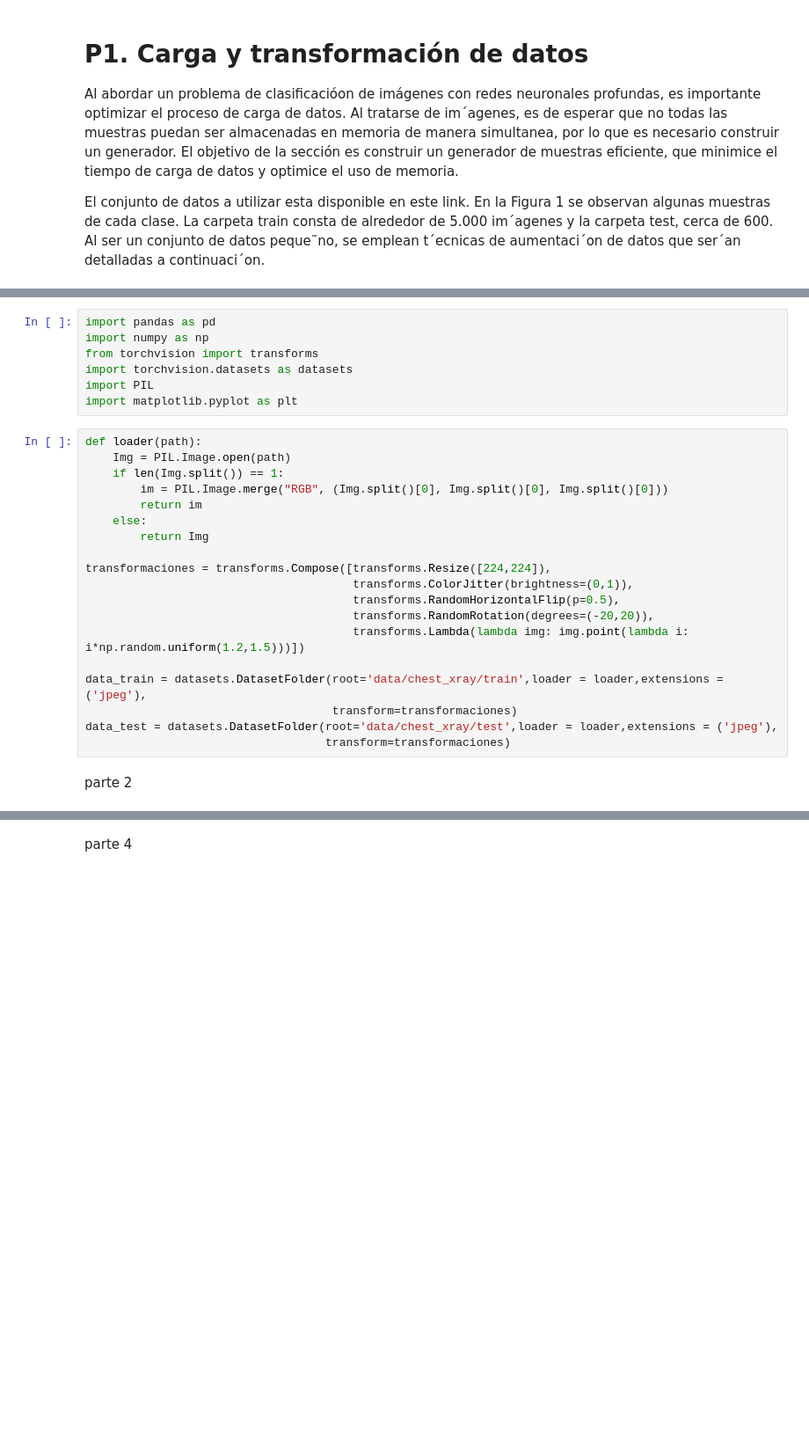
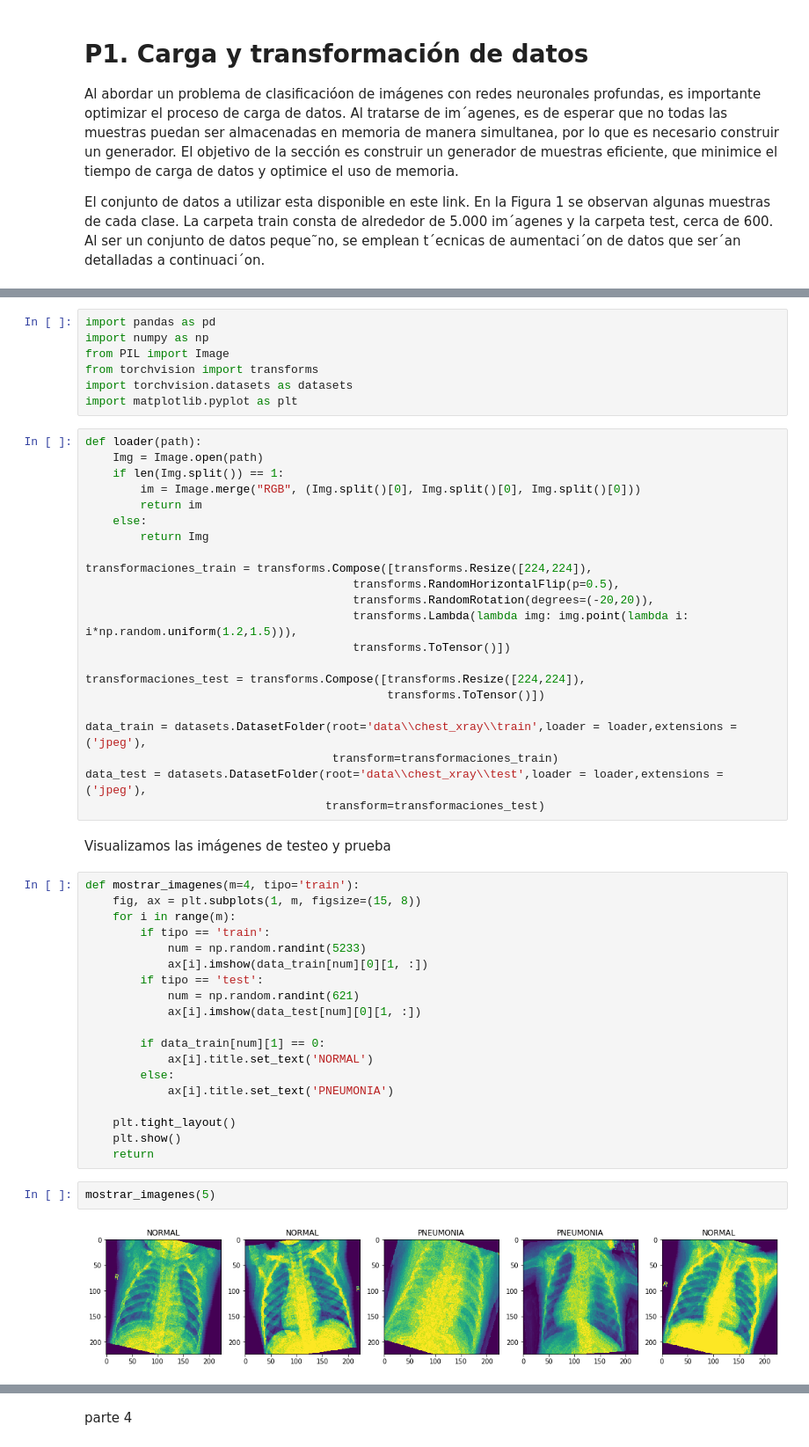
Before and after one commit to chapax123/Tarea-2-Lab-de-datos, a Jupyter notebook: Tarea_2.ipynb, the cells around one changed output, grey strips where cells are left out. Shown: that part at 88% size. Saved outputs shown, nothing was run; the diff lists cells and outputs as text; blank space fills up the shorter version.

```diff
--- a/Tarea_2.ipynb
+++ b/Tarea_2.ipynb
@@ -25,28 +26,54 @@ torch.manual_seed(6202)
 # %%
 import pandas as pd
 import numpy as np
+from PIL import Image
 from torchvision import transforms
 import torchvision.datasets as datasets
-import PIL
 import matplotlib.pyplot as plt
 # %%
 def loader(path):
-    Img = PIL.Image.open(path)
+    Img = Image.open(path)
     if len(Img.split()) == 1:
-        im = PIL.Image.merge("RGB", (Img.split()[0], Img.split()[0], Img.split()[0]))
+        im = Image.merge("RGB", (Img.split()[0], Img.split()[0], Img.split()[0]))
         return im
     else:
         return Img
 
-transformaciones = transforms.Compose([transforms.Resize([224,224]),
-                                       transforms.ColorJitter(brightness=(0,1)),
+transformaciones_train = transforms.Compose([transforms.Resize([224,224]),
                                        transforms.RandomHorizontalFlip(p=0.5),
                                        transforms.RandomRotation(degrees=(-20,20)),
-                                       transforms.Lambda(lambda img: img.point(lambda i: i*np.random.uniform(1.2,1.5)))])
+                                       transforms.Lambda(lambda img: img.point(lambda i: i*np.random.uniform(1.2,1.5))),
+                                       transforms.ToTensor()])
 
-data_train = datasets.DatasetFolder(root='data/chest_xray/train',loader = loader,extensions = ('jpeg'),
-                                    transform=transformaciones)
-data_test = datasets.DatasetFolder(root='data/chest_xray/test',loader = loader,extensions = ('jpeg'),
-                                   transform=transformaciones)
+transformaciones_test = transforms.Compose([transforms.Resize([224,224]),
+                                            transforms.ToTensor()])
+
+data_train = datasets.DatasetFolder(root='data\\chest_xray\\train',loader = loader,extensions = ('jpeg'),
+                                    transform=transformaciones_train)
+data_test = datasets.DatasetFolder(root='data\\chest_xray\\test',loader = loader,extensions = ('jpeg'),
+                                   transform=transformaciones_test)
-# %% [markdown]
-parte 2
+# %% [markdown]
+Visualizamos las imágenes de testeo y prueba
+# %%
+def mostrar_imagenes(m=4, tipo='train'):
+    fig, ax = plt.subplots(1, m, figsize=(15, 8))
+    for i in range(m):
+        if tipo == 'train':
+            num = np.random.randint(5233)
+            ax[i].imshow(data_train[num][0][1, :])
+        if tipo == 'test':
+            num = np.random.randint(621)
+            ax[i].imshow(data_test[num][0][1, :])
+
+        if data_train[num][1] == 0:
+            ax[i].title.set_text('NORMAL')
+        else:
+            ax[i].title.set_text('PNEUMONIA')
+
+    plt.tight_layout()
+    plt.show()
+    return
+# %%
+mostrar_imagenes(5)
+# %% [output]
+[figure, added]
```
Also changed, not shown: parts of 25 cells of this notebook.
